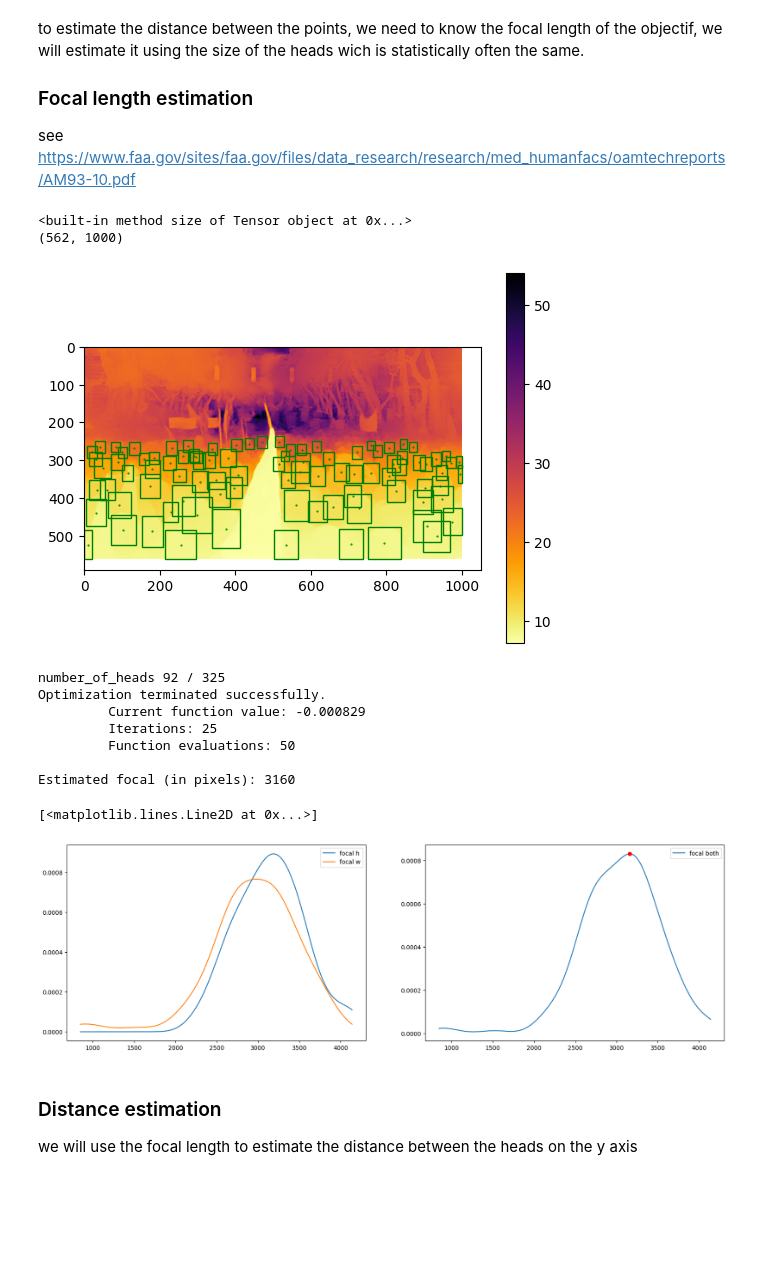
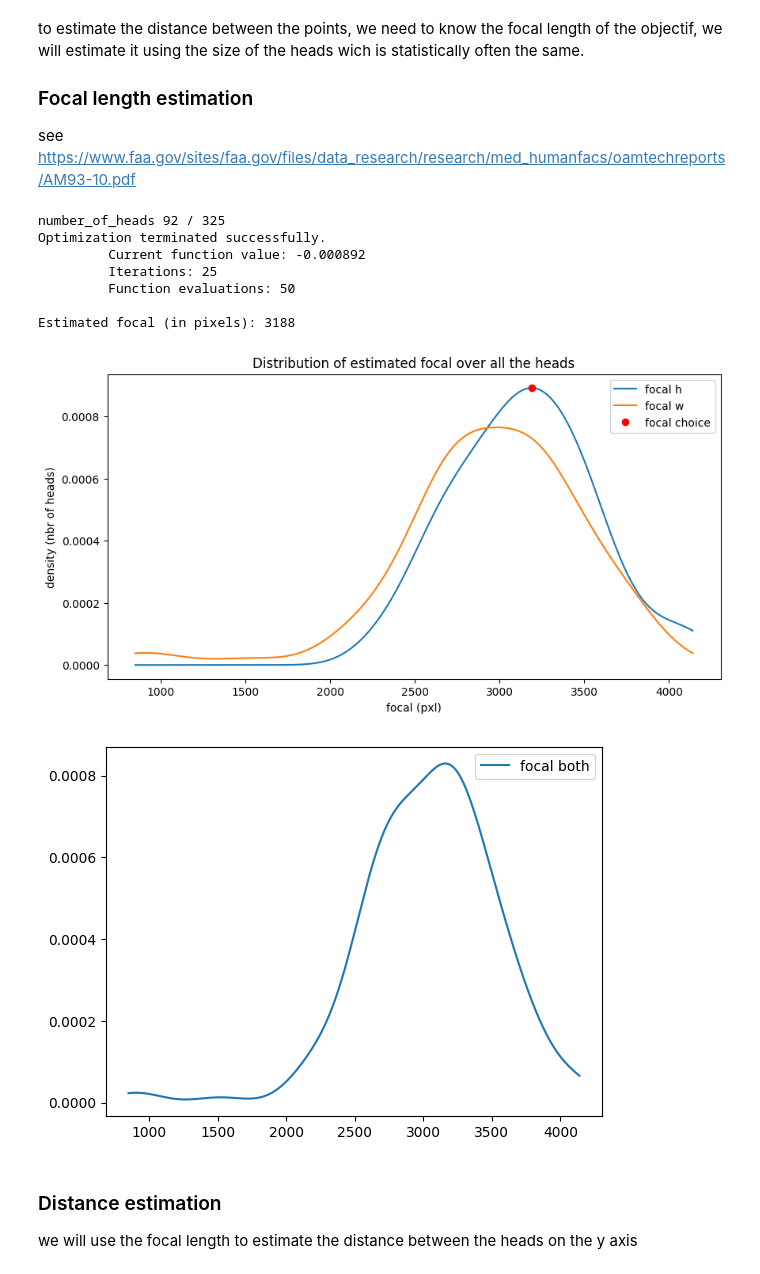
Before and after one commit to Safe-Band/people-detection-and-distance-estimation-inside-monocular-image, a Jupyter notebook: main.ipynb, the cells around one changed output. Cells and saved outputs as stored; diff of their text form; code cells hidden in the pictures; blank space fills up the shorter version.

```diff
--- a/main.ipynb
+++ b/main.ipynb
@@ -197,22 +228,6 @@ to estimate the distance between the points, we need to know the focal length of
 ### Focal length estimation
 
 see https://www.faa.gov/sites/faa.gov/files/data_research/research/med_humanfacs/oamtechreports/AM93-10.pdf
-# %%
-depth_corrected = np.array(depth)
-depth_corrected = scale(depth_corrected,*popt_h)
-# depth_corrected = Image.fromarray(depth_corrected)
-
-plt.imshow(depth_corrected, cmap='inferno_r' )
-plt.colorbar()
-axe = plt.gca()
-DB.show_headboxes(detected_heads, ax=axe)
-
-print(depth.size)
-print( depth_corrected.shape)
-# %% [output]
-<built-in method size of Tensor object at 0x...>
-(562, 1000)
-[figure, removed]
 # %%
 # good_images = 2165
 
@@ -227,45 +242,49 @@ mean_width = 0.190 # m
 
 detected_heads["focal_w"] = detected_heads["depth_scaled"] * detected_heads["w"] / mean_width # largeur de tête moyenne
 detected_heads["focal_h"] = detected_heads["h"] * detected_heads["depth_scaled"] / mean_height # hauteur de tête moyenne
 
 focal_h_kde = stats.gaussian_kde(detected_heads["focal_h"])
 focal_w_kde = stats.gaussian_kde(detected_heads["focal_w"])
 # print(detected_heads[["focal_h","focal_w"]].to_numpy().flatten())
 focal_both_kde = stats.gaussian_kde(detected_heads[["focal_h","focal_w"]].to_numpy().flatten())
 
 xmin = detected_heads[["focal_h","focal_w"]].min(axis=None)
 xmax = detected_heads[["focal_h","focal_w"]].max(axis=None)
 x = np.linspace(xmin, xmax, 1000)
 
-figure, axes = plt.subplots(1, 2, figsize=(20, 6))
-axes[0].plot(x, focal_h_kde(x), label="focal h")
-axes[0].plot(x, focal_w_kde(x), label="focal w")
-axes[0].legend()
-axes[1].plot(x, focal_both_kde(x), label="focal both")
-axes[1].legend()
+figure = plt.figure( figsize=(10, 5))
+plt.plot(x, focal_h_kde(x), label="focal h")
+plt.plot(x, focal_w_kde(x), label="focal w")
+focal = int(opt.fmin(lambda x: -focal_h_kde(x), (xmin+xmax)/2)[0])
+plt.plot(focal, focal_h_kde(focal), 'ro', label="focal choice")
+plt.title("Distribution of estimated focal over all the heads")
+plt.xlabel("focal (pxl)")
+plt.ylabel("density (nbr of heads)")
+plt.legend()
+figure = plt.figure()
+plt.plot(x, focal_both_kde(x), label="focal both")
+plt.legend()
 
 # focal estimation
 
-focal = int(opt.fmin(lambda x: -focal_both_kde(x), (xmin+xmax)/2)[0])
 print("\nEstimated focal (in pixels):", focal)
 
-axes[1].plot(focal, focal_both_kde(focal), 'ro')
 
 # sns.kdeplot(detected_heads["focal_w"], ax=axes2[0])
 # sns.kdeplot(detected_heads["focal_h"], ax=axes2[1])
 
 # print("focal w, mean=",detected_heads["focal_w"].mean(),", std=",detected_heads["focal_w"].std())
 # print("focal h, mean=",detected_heads["focal_h"].mean(),", std=",detected_heads["focal_h"].std())
 # %% [output]
 number_of_heads 92 / 325
 Optimization terminated successfully.
-         Current function value: -0.000829
+         Current function value: -0.000892
          Iterations: 25
          Function evaluations: 50
 
-Estimated focal (in pixels): 3160
+Estimated focal (in pixels): 3188
-[<matplotlib.lines.Line2D at 0x...>]
-[figure, old version]
+[figure, new version]
+[figure, added]
 # %% [markdown]
 ### Distance estimation
 
```
Also changed, not shown: parts of 8 cells of this notebook, 15 other files.
